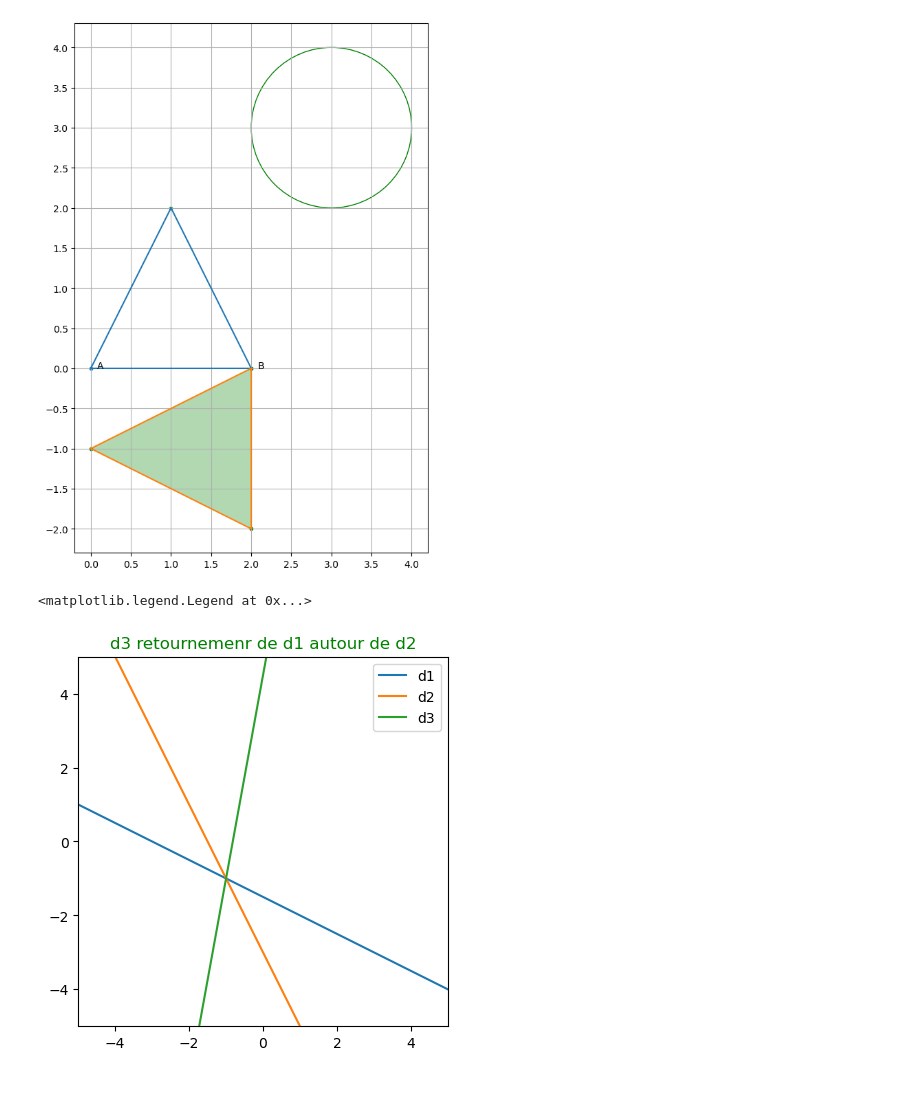
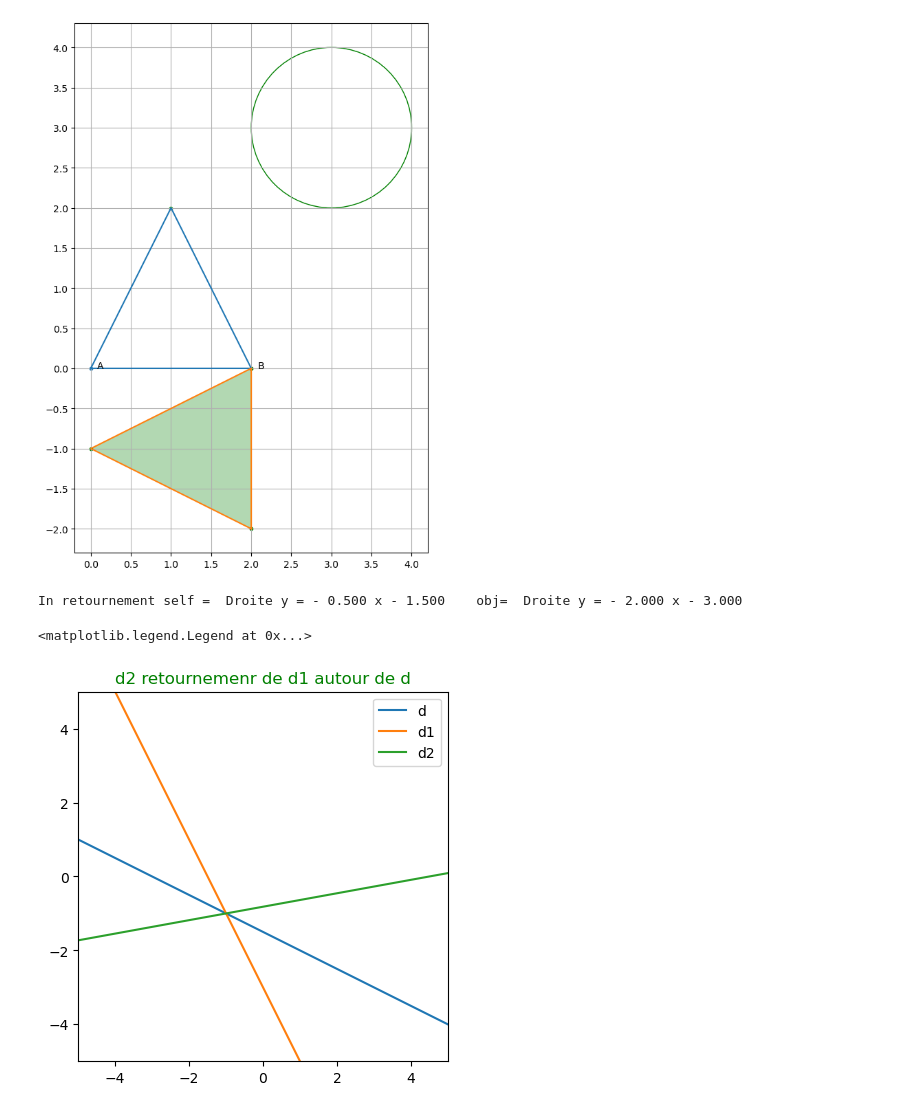
Before and after one commit to mhdeleglise/Formes2D, a Jupyter notebook: tst.ipynb, the cells around one changed output. Cells and saved outputs as stored; diff of their text form; code cells hidden in the pictures.

```diff
--- a/tst.ipynb
+++ b/tst.ipynb
@@ -156,18 +167,19 @@ ABC=  Polygone(Point(0,0,A), Point(2,0,B), Point(1,2,None))
 Aire du triangle  2.0   et son périmètre  6.47213595499958
 [figure]
 # %%
-d1 = Droite(1,2,3)
-d2 = Droite(2,1,3)
+d = Droite(1,2,3)
+d1 = Droite(2,1,3)
 fig, ax = plt.subplots()
 ax.set_xlim(-5,5)
 ax.set_ylim(-5,5)
 ax.set_aspect('equal')
-d3 = d1.retournement(d2)
+d2 = retournement(d1, d)
+d.draw(ax,label="d")
 d1.draw(ax,label="d1")
 d2.draw(ax,label="d2")
-d3.draw(ax,label="d3")
-plt.title("d3 retournemenr de d1 autour de d2", color='green')
+plt.title("d2 retournemenr de d1 autour de d", color='green')
 ax.legend()
 # %% [output]
-<matplotlib.legend.Legend at 0x...>
+In retournement self =  Droite y = - 0.500 x - 1.500    obj=  Droite y = - 2.000 x - 3.000
+<matplotlib.legend.Legend at 0x...>
-[figure, old version]
+[figure, new version]
```
Also changed, not shown: parts of 4 cells of this notebook, 5 other files.
